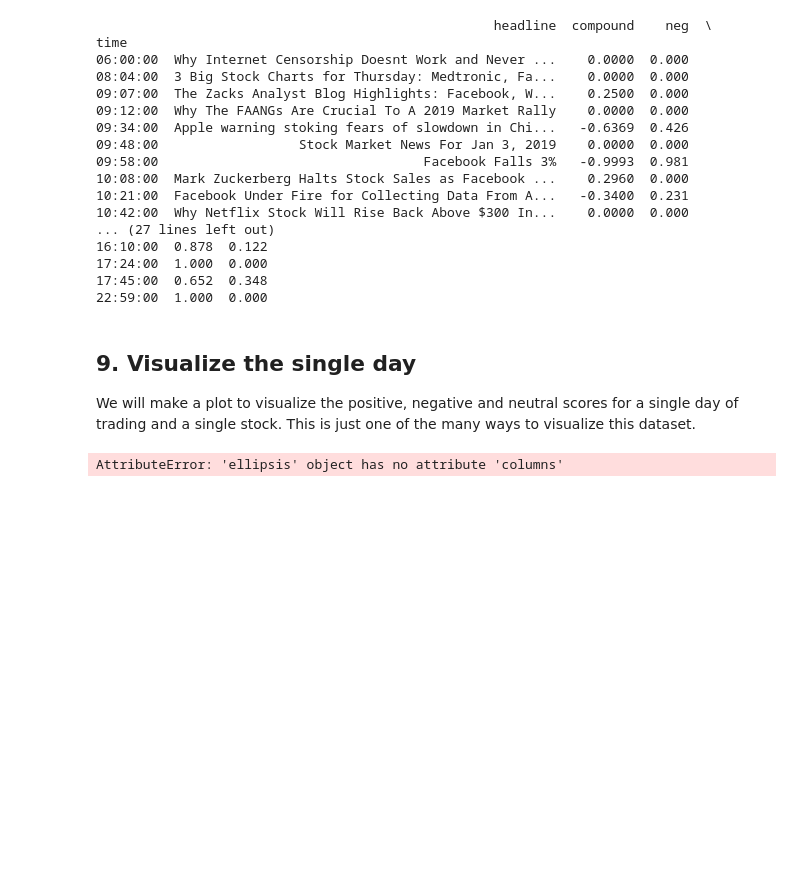
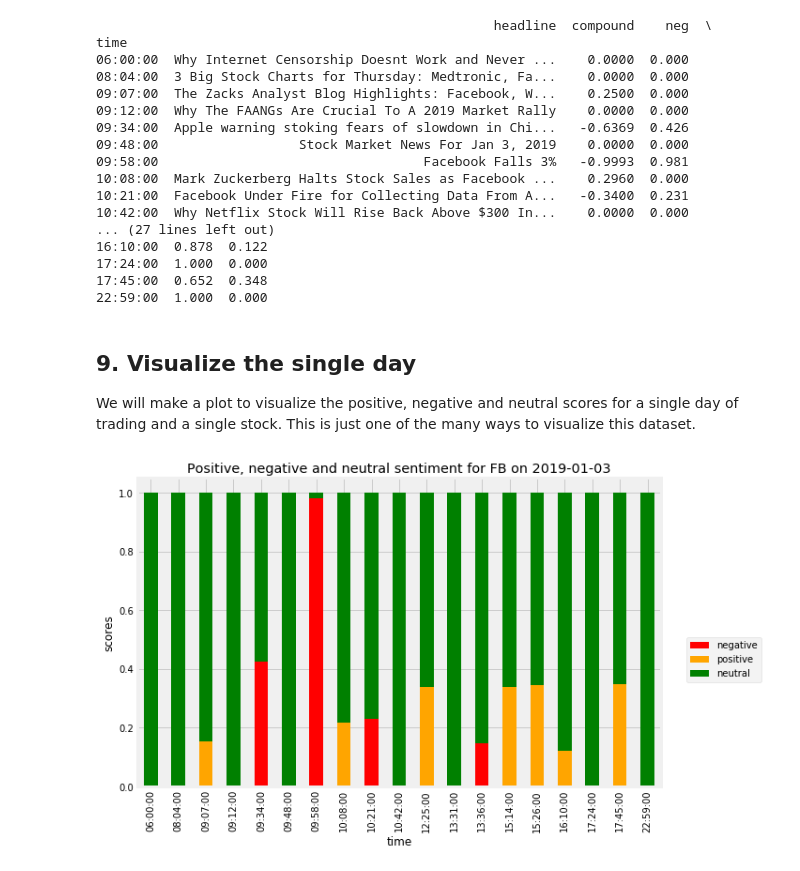
Before and after one commit to Meta-Sean/PREDICT-STOCK-TRENDS-FROM-NEWS-HEADLINES, a Jupyter notebook: notebook.ipynb, the cells around one changed output. Drawn from its saved outputs; the diff is of its cells as text; code cells hidden in the pictures; blank space fills up the shorter version.

```diff
--- a/notebook.ipynb
+++ b/notebook.ipynb
@@ -216,11 +216,17 @@ time
 # %%
 TITLE = "Positive, negative and neutral sentiment for FB on 2019-01-03"
 COLORS = ["red", "orange", "green"]
 # Drop the columns that aren't useful for the plot
-plot_day = single
+plot_day = single_day.drop(['compound','headline'], axis=1)
 # Change the column names to 'negative', 'positive', and 'neutral'
-plot_day.columns = ...
+plot_day=plot_day.rename(index=str, columns={"neg": "negative", "pos":"positive","neu": "neutral"})
+plot_day = plot_day[['negative', 'positive', 'neutral']]
+
 # Plot a stacked bar chart
-# ... YOUR CODE FOR TASK 9 :-) ...
+plot_day.plot.bar(stacked=True,
+                 figsize=(10,6),
+                 title = TITLE,
+                 color = COLORS).legend(bbox_to_anchor=(1.2, 0.5))
+plt.ylabel("scores");
 # %% [output]
-AttributeError: 'ellipsis' object has no attribute 'columns'
+[figure, added]
```
